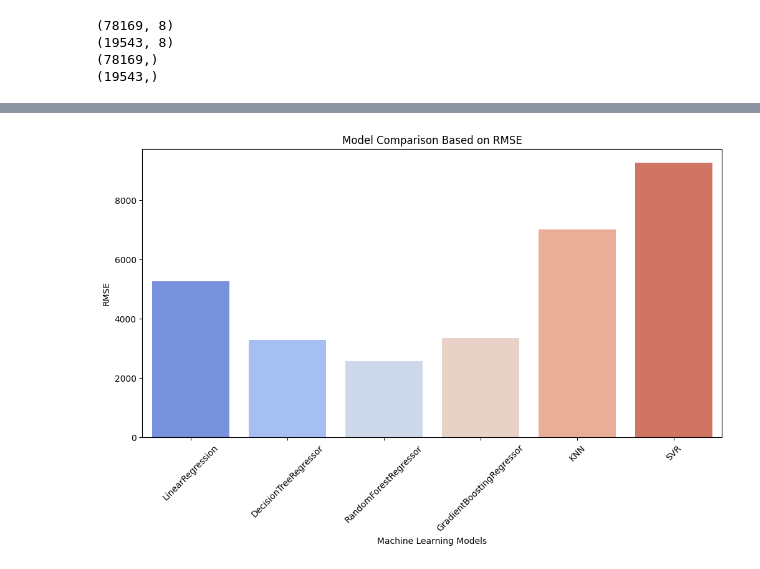
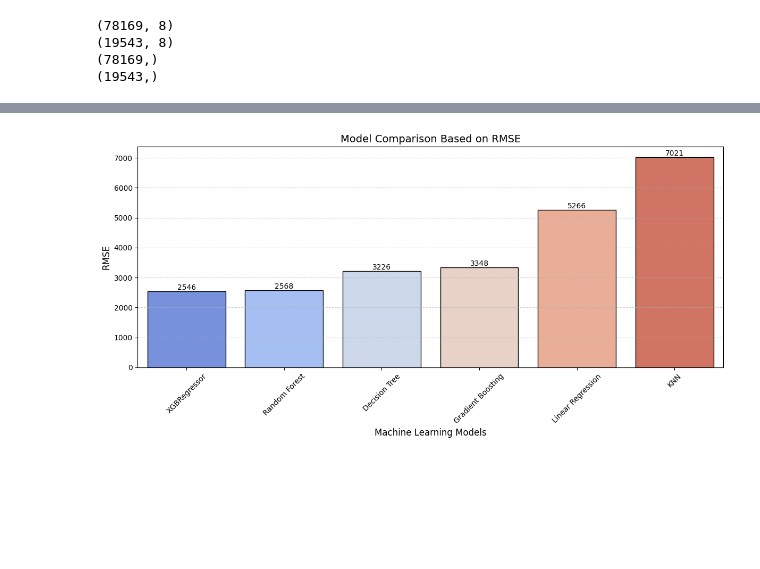
Before and after one commit to porwalsarvagya09/car_price_prediction-, a Jupyter notebook: car price prediction.ipynb, the cells around one changed output, grey strips where cells are left out. Drawn from its saved outputs; the diff is of its cells as text; code cells hidden in the pictures; blank space fills up the shorter version.

```diff
--- a/car price prediction.ipynb
+++ b/car price prediction.ipynb
@@ -652,7 +663,9 @@ model.fit(x_train, y_train)
 y_pred = model.predict(x_test)
 gb_r2 = r2_score(y_test, y_pred)
 gb_rmse = np.sqrt(mean_squared_error(y_test, y_pred))
+gb_mae = mean_absolute_error(y_test, y_pred)
 
 print('GradientBoostingRegressor R2 Score:', r2_score(y_test, y_pred))
 print('GradientBoostingRegressor RMSE Score:', np.sqrt(mean_squared_error(y_test, y_pred)))
+print('GradientBoostingRegressor MAE:', gb_mae)
 # %% [output]
@@ -876,19 +960,25 @@ Random Forest consistently performs well across different splits.
 # %%
 # =====================================
-# CROSS VALIDATION VISUALIZATION
+# CROSS VALIDATION VISUALIZATION (R2)
 # =====================================
 
 plt.figure(figsize=(8,5))
 
 sns.barplot(
-    x=list(range(1,6)),
-    y=cv_scores,
+    x=list(range(1, 6)),
+    y=r2_scores,
     palette="viridis"
 )
 
-plt.title("Cross Validation Scores for Random Forest")
-plt.xlabel("Fold Number")
-plt.ylabel("R2 Score")
+# Add value labels on bars
+for i, v in enumerate(r2_scores):
+    plt.text(i, v, f"{v:.3f}", ha='center', va='bottom', fontsize=10)
+
+plt.title("Cross Validation R2 Scores (XGBoost)", fontsize=14)
+plt.xlabel("Fold Number", fontsize=12)
+plt.ylabel("R2 Score", fontsize=12)
+
+plt.grid(axis='y', linestyle='--', alpha=0.6)
 
 plt.show()
 # %% [output]
@@ -1078,23 +1376,38 @@ plt.show()
 # %%
 # =====================================
-# MODEL COMPARISON USING RMSE
+# MODEL COMPARISON USING RMSE (IMPROVED)
 # =====================================
+
+# Sort by RMSE (lower is better)
+results_sorted = results_df.sort_values(by="RMSE", ascending=True)
 
 plt.figure(figsize=(12,6))
 
 sns.barplot(
-    x='Algorithm',
+    x='Model',
     y='RMSE',
-    data=df1,
-    palette='coolwarm'
+    data=results_sorted,
+    palette='coolwarm',
+    edgecolor='black'
 )
 
-plt.title("Model Comparison Based on RMSE")
-plt.xlabel("Machine Learning Models")
-plt.ylabel("RMSE")
+# Add value labels
+for i, v in enumerate(results_sorted['RMSE']):
+    plt.text(i, v, f"{v:.0f}", ha='center', va='bottom', fontsize=10)
 
+# Titles and labels
+plt.title("Model Comparison Based on RMSE", fontsize=14)
+plt.xlabel("Machine Learning Models", fontsize=12)
+plt.ylabel("RMSE", fontsize=12)
+
+# Rotate labels
 plt.xticks(rotation=45)
 
+# Grid
+plt.grid(axis='y', linestyle='--', alpha=0.6)
+
+plt.tight_layout()
+
 plt.show()
 # %% [output]
-[figure, old version]
+[figure, new version]
```
Also changed, not shown: parts of 38 cells of this notebook.
